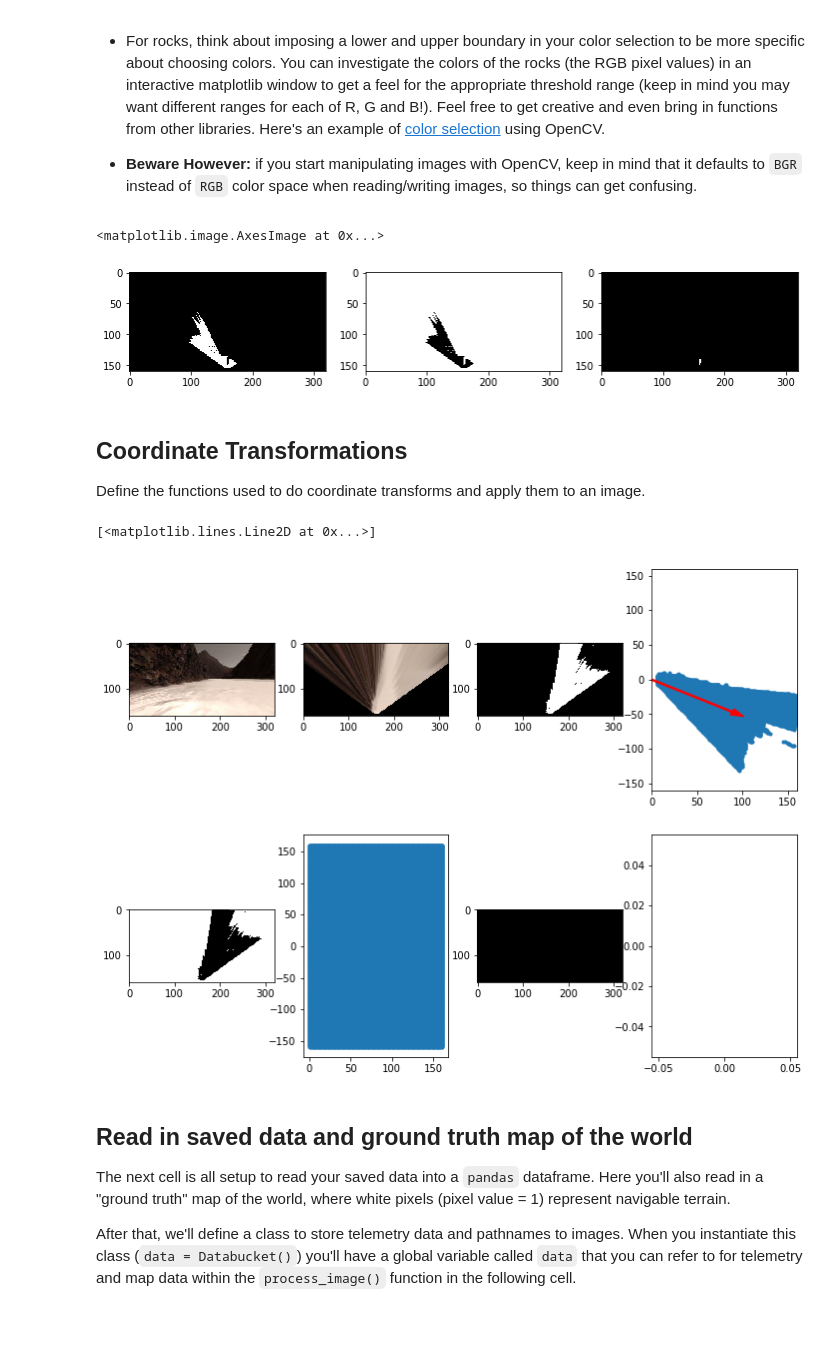
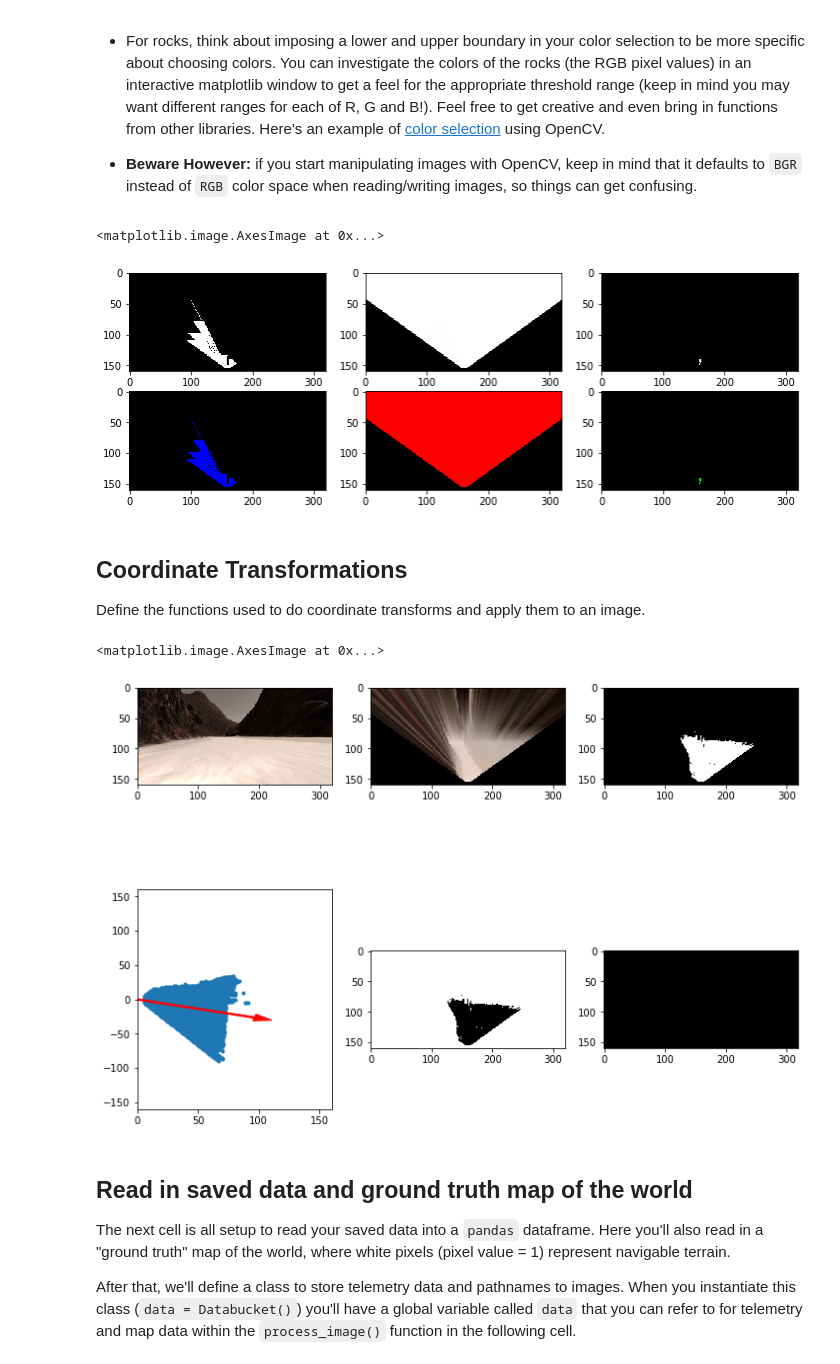
Before and after one commit to dbrandt7/udacity-robotics-nanodegree-program, a Jupyter notebook: project-1-search-and-sample-return/code/Rover_Project_Test_Notebook.ipynb, the cells around one changed output. Saved outputs shown, nothing was run; the diff lists cells and outputs as text; code cells hidden in the pictures; blank space fills up the shorter version.

```diff
--- a/project-1-search-and-sample-return/code/Rover_Project_Test_Notebook.ipynb
+++ b/project-1-search-and-sample-return/code/Rover_Project_Test_Notebook.ipynb
@@ -115,46 +115,70 @@ Define the color thresholding function from the lesson and apply it to the warpe
 
 * **Beware However:** if you start manipulating images with OpenCV, keep in mind that it defaults to `BGR` instead of `RGB` color space when reading/writing images, so things can get confusing.
 # %%
+def to_rgb(im, channel):
+    w, h = im.shape
+    ret = np.zeros((w, h, 3), dtype=np.uint8)
+    index = (im > 0)
+    ret[index, channel] = 255
+    return ret
+
 # Identify pixels above the threshold
 # Threshold of RGB > 160 does a nice job of identifying ground pixels only
-def color_thresh(img, rgb_thresh=(160, 160, 160), rgb_thresh_rock_lower=(135, 110, 0), rgb_thresh_rock_upper=(210, 195, 100)):
+#def color_thresh(img, rgb_thresh=(160, 160, 160), rgb_thresh_rock_lower=(135, 110, 0), rgb_thresh_rock_upper=(210, 195, 100)):
+def color_thresh(img, rgb_thresh=(160, 160, 160), rgb_thresh_rock_lower=(141, 114, 0), rgb_thresh_rock_upper=(213, 196, 100)):
     # Create an array of zeros same xy size as img, but single channel
     color_select = np.zeros_like(img[:,:,0])
     rock_select = np.zeros_like(img[:,:,0])
     # Require that each pixel be above all three threshold values in RGB
     # above_thresh will now contain a boolean array with "True"
     # where threshold was met
     above_thresh = (img[:,:,0] > rgb_thresh[0]) \
                 & (img[:,:,1] > rgb_thresh[1]) \
                 & (img[:,:,2] > rgb_thresh[2])
 
     rock_thresh = ((img[:,:,0] >= rgb_thresh_rock_lower[0]) & (img[:,:,0] <= rgb_thresh_rock_upper[0])) \
                 & ((img[:,:,1] >= rgb_thresh_rock_lower[1]) & (img[:,:,1] <= rgb_thresh_rock_upper[1])) \
                 & ((img[:,:,2] >= rgb_thresh_rock_lower[2]) & (img[:,:,2] <= rgb_thresh_rock_upper[2]))
 
 
 
     # Index the array of zeros with the boolean array and set to 1
     color_select[above_thresh] = 1
     rock_select[rock_thresh] = 1
     # Return the binary image
     return color_select, rock_select
 
-threshed, rocks = color_thresh(warped)
+threshed, rocks = color_thresh(rock_img)
 obstacles = np.invert(threshed)
 
-fig = plt.figure(figsize=(12,3))
-plt.subplot(131)
+threshed = perspect_transform(threshed, source, destination)
+obstacles = perspect_transform(obstacles, source, destination)
+rocks = perspect_transform(rocks, source, destination)
+
+#threshed_colored = np.stack(threshed)
+threshed_colored = to_rgb(threshed, 2)
+obstacles_colored = to_rgb(obstacles, 0)
+rocks_colored = to_rgb(rocks, 1)
+
+fig = plt.figure(figsize=(12,4))
+plt.subplot(231)
 plt.imshow(threshed, cmap='gray')
-plt.subplot(132)
+plt.subplot(232)
 plt.imshow(obstacles, cmap='gray')
-plt.subplot(133)
+plt.subplot(233)
 plt.imshow(rocks, cmap='gray')
 
+plt.subplot(234)
+plt.imshow(threshed_colored)
+plt.subplot(235)
+plt.imshow(obstacles_colored)
+plt.subplot(236)
+plt.imshow(rocks_colored)
+
 #scipy.misc.imsave('../output/warped_threshed.jpg', threshed*255)
 # %% [output]
 <matplotlib.image.AxesImage at 0x...>
-[figure, old version]
+[figure, new version]
 # %% [markdown]
 ## Coordinate Transformations
 Define the functions used to do coordinate transforms and apply them to an image.
@@ -227,13 +251,13 @@ xpix_rocks, ypix_rocks = rover_coords(rocks)
 
 # Do some plotting
 fig = plt.figure(figsize=(12,9))
-plt.subplot(241)
+plt.subplot(231)
 plt.imshow(image)
-plt.subplot(242)
+plt.subplot(232)
 plt.imshow(warped)
-plt.subplot(243)
+plt.subplot(233)
 plt.imshow(threshed, cmap='gray')
-plt.subplot(244)
+plt.subplot(234)
 plt.plot(xpix, ypix, '.')
 plt.ylim(-160, 160)
 plt.xlim(0, 160)
@@ -242,18 +266,13 @@ x_arrow = arrow_length * np.cos(mean_dir)
 y_arrow = arrow_length * np.sin(mean_dir)
 plt.arrow(0, 0, x_arrow, y_arrow, color='red', zorder=2, head_width=10, width=2)
 
-plt.subplot(245)
+plt.subplot(235)
 plt.imshow(obstacles, cmap='gray')
-plt.subplot(246)
-plt.plot(xpix_obs, ypix_obs, '.')
-
-plt.subplot(247)
+plt.subplot(236)
 plt.imshow(rocks, cmap='gray')
-plt.subplot(248)
-plt.plot(xpix_rocks, ypix_rocks, '.')
 # %% [output]
-[<matplotlib.lines.Line2D at 0x...>]
+<matplotlib.image.AxesImage at 0x...>
-[figure, old version]
+[figure, new version]
 # %% [markdown]
 ## Read in saved data and ground truth map of the world
 The next cell is all setup to read your saved data into a `pandas` dataframe.  Here you'll also read in a "ground truth" map of the world, where white pixels (pixel value = 1) represent navigable terrain.
```
Also changed, not shown: parts of 3 cells of this notebook, 1 other file.
